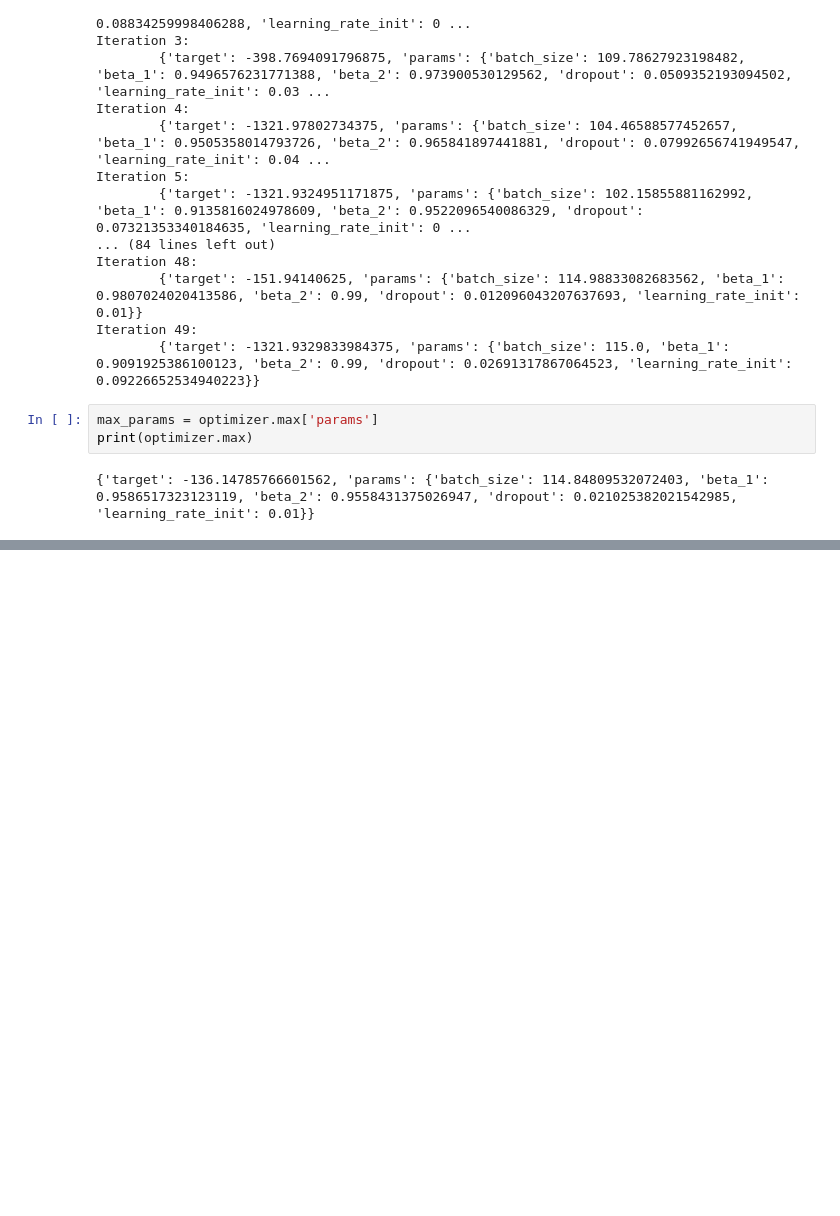
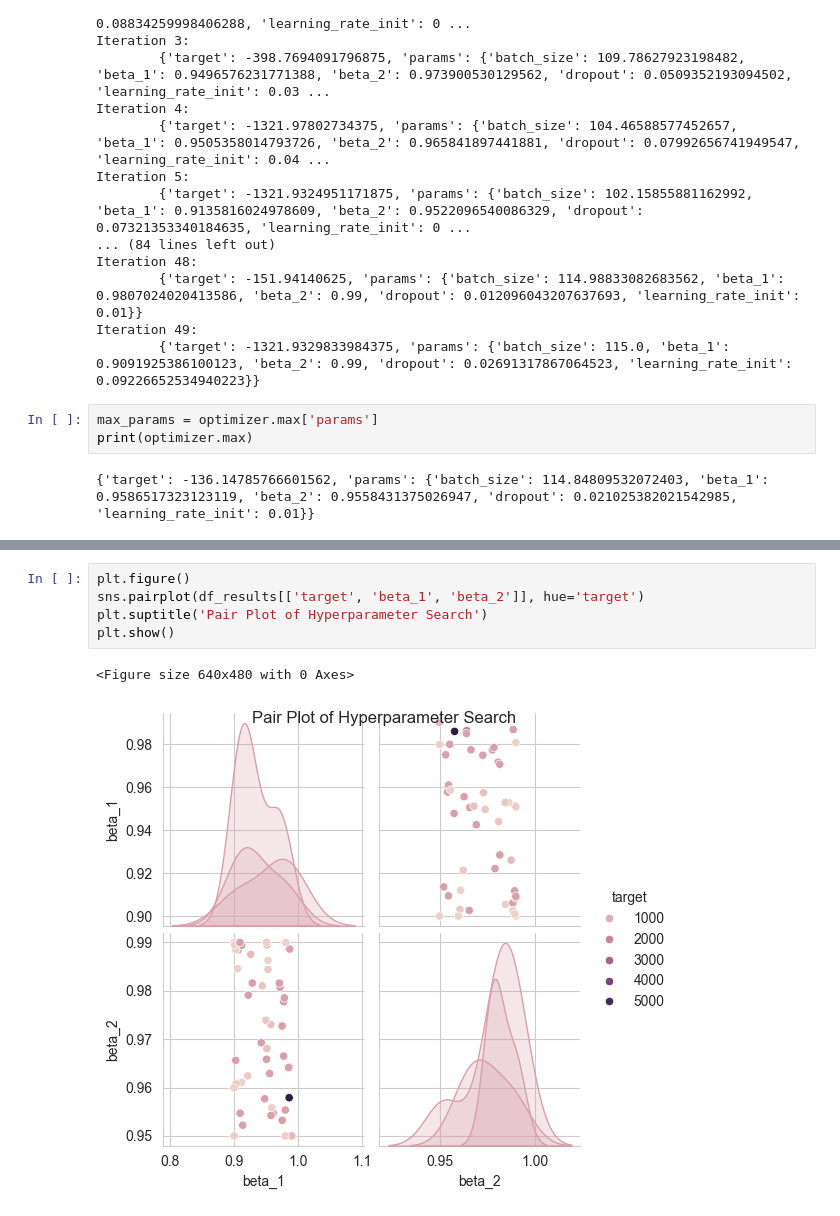
Before and after one commit to nina-prog/damage-propagation-modeling, a Jupyter notebook: notebooks/cnn_hyperparameter_search/210524_Johannes_CNNs_1.ipynb, the cells around one changed output, grey strips where cells are left out. Saved outputs shown, nothing was run; the diff lists cells and outputs as text; blank space fills up the shorter version.

```diff
--- a/notebooks/cnn_hyperparameter_search/210524_Johannes_CNNs_1.ipynb
+++ b/notebooks/cnn_hyperparameter_search/210524_Johannes_CNNs_1.ipynb
@@ -369,0 +441,8 @@ print(optimizer.max)
+# %%
+plt.figure()
+sns.pairplot(df_results[['target', 'beta_1', 'beta_2']], hue='target')
+plt.suptitle('Pair Plot of Hyperparameter Search')
+plt.show()
+# %% [output]
+<Figure size 640x480 with 0 Axes>
+[figure, added]
```
Also changed, not shown: parts of 5 cells of this notebook.
